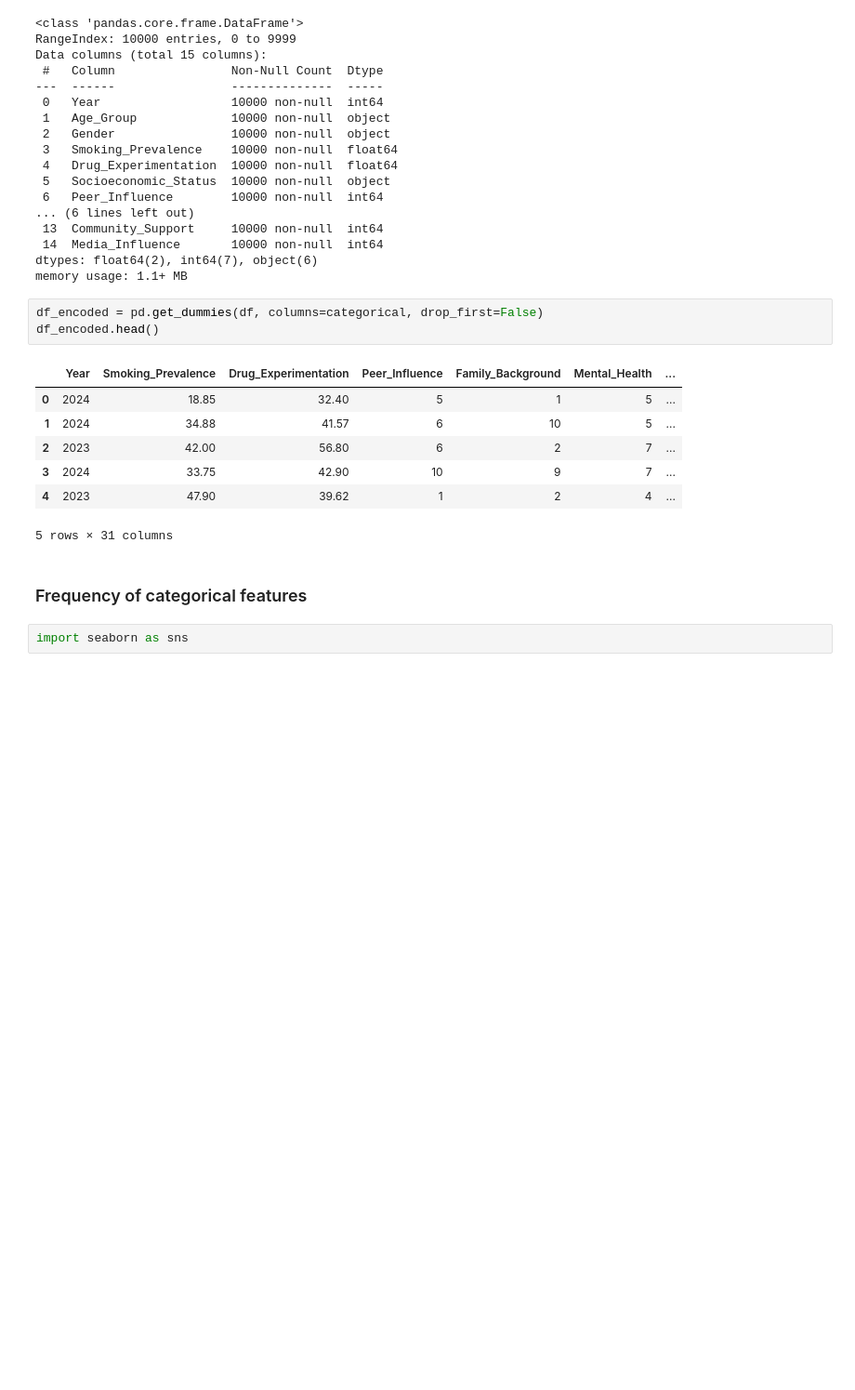
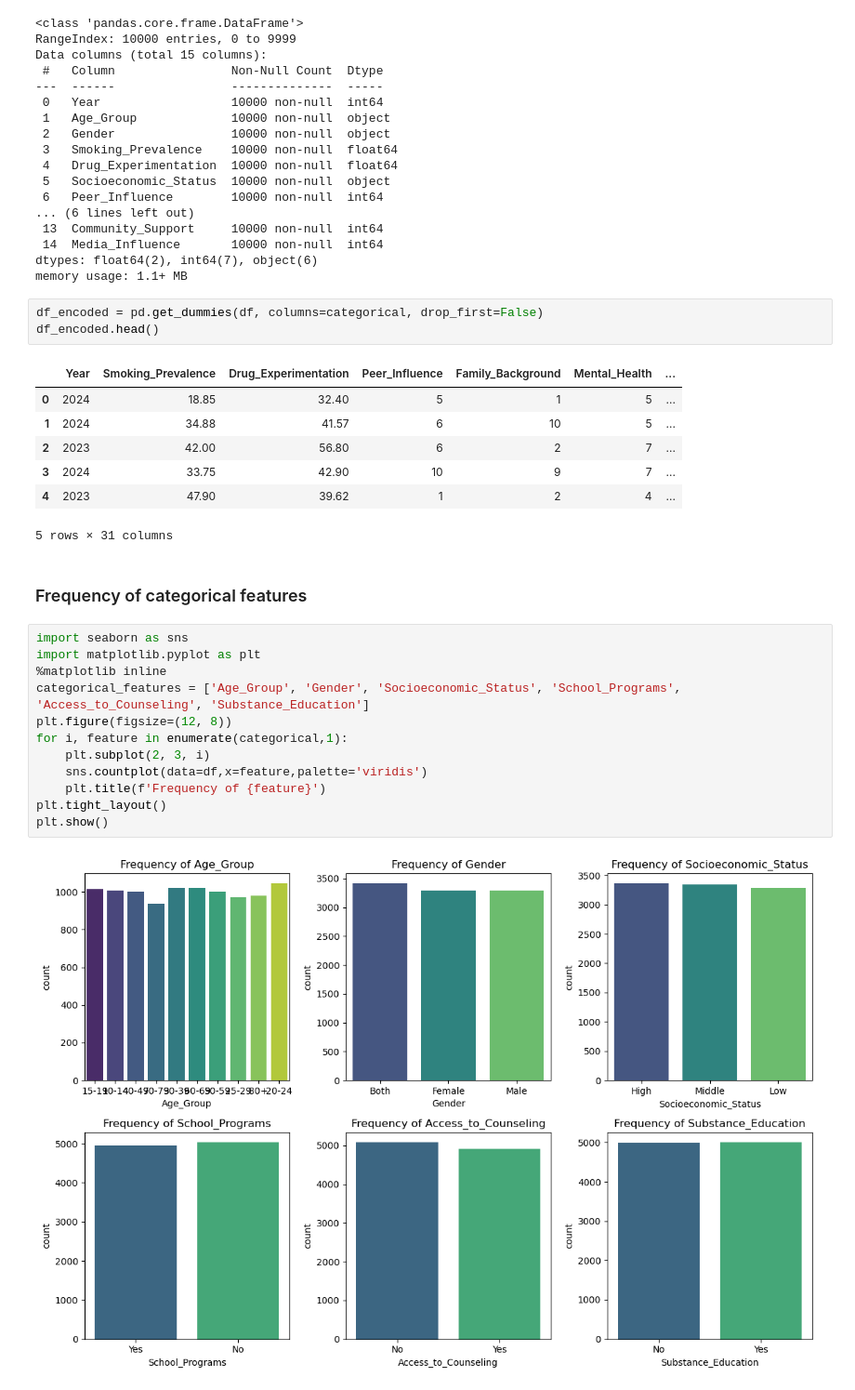
Before and after one commit to victoriamuinde07/Youth-drug-Abuse-model, a Jupyter notebook: index.ipynb, the cells around one changed output. Shown at 93% size. Saved outputs shown, nothing was run; the diff lists cells and outputs as text; blank space fills up the shorter version.

Commit message:
added a frequency distribution graphs to understand the practical drug pattern in the society

```diff
--- a/index.ipynb
+++ b/index.ipynb
@@ -346,5 +346,17 @@ df_encoded.head()
 5 rows × 31 columns
 # %% [markdown]
 ### Frequency of categorical features
-# %%
-import seaborn as sns
+# %%
+import seaborn as sns
+import matplotlib.pyplot as plt
+%matplotlib inline
+categorical_features = ['Age_Group', 'Gender', 'Socioeconomic_Status', 'School_Programs', 'Access_to_Counseling', 'Substance_Education']
+plt.figure(figsize=(12, 8))
+for i, feature in enumerate(categorical,1):
+    plt.subplot(2, 3, i)
+    sns.countplot(data=df,x=feature,palette='viridis')
+    plt.title(f'Frequency of {feature}')
+plt.tight_layout()
+plt.show()
+# %% [output]
+[figure, added]
```
